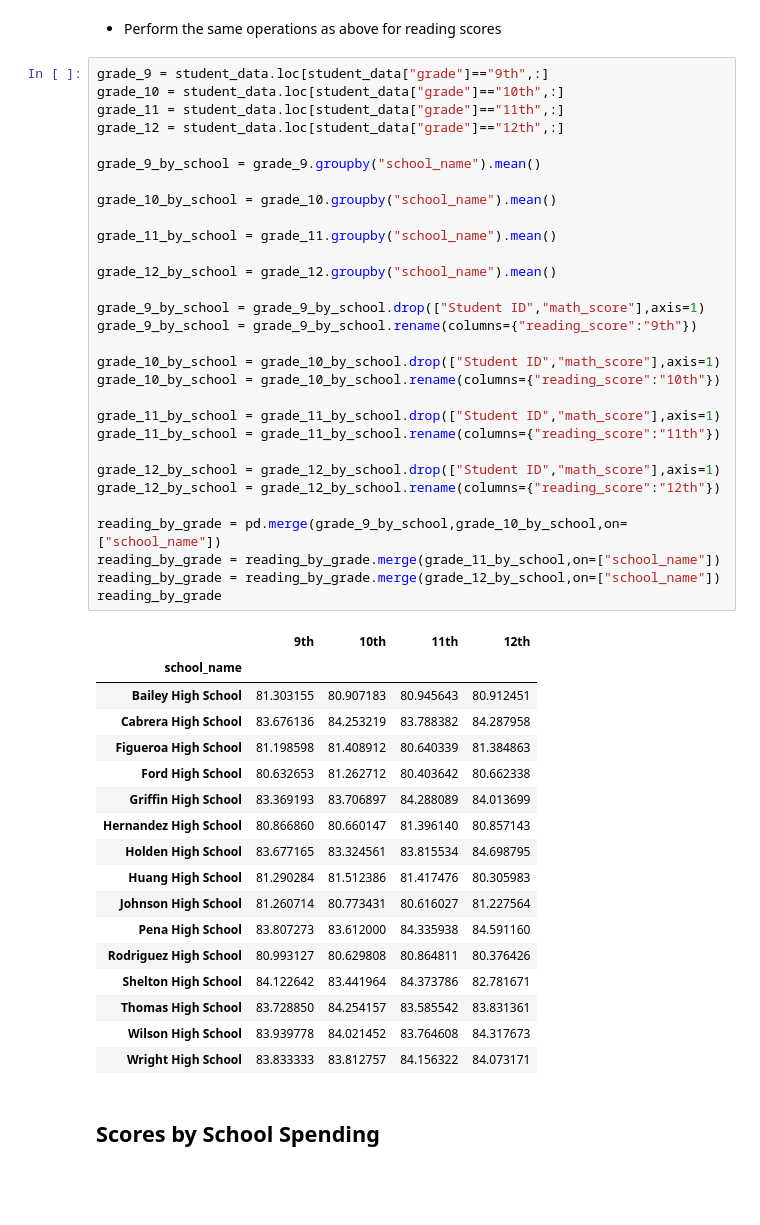
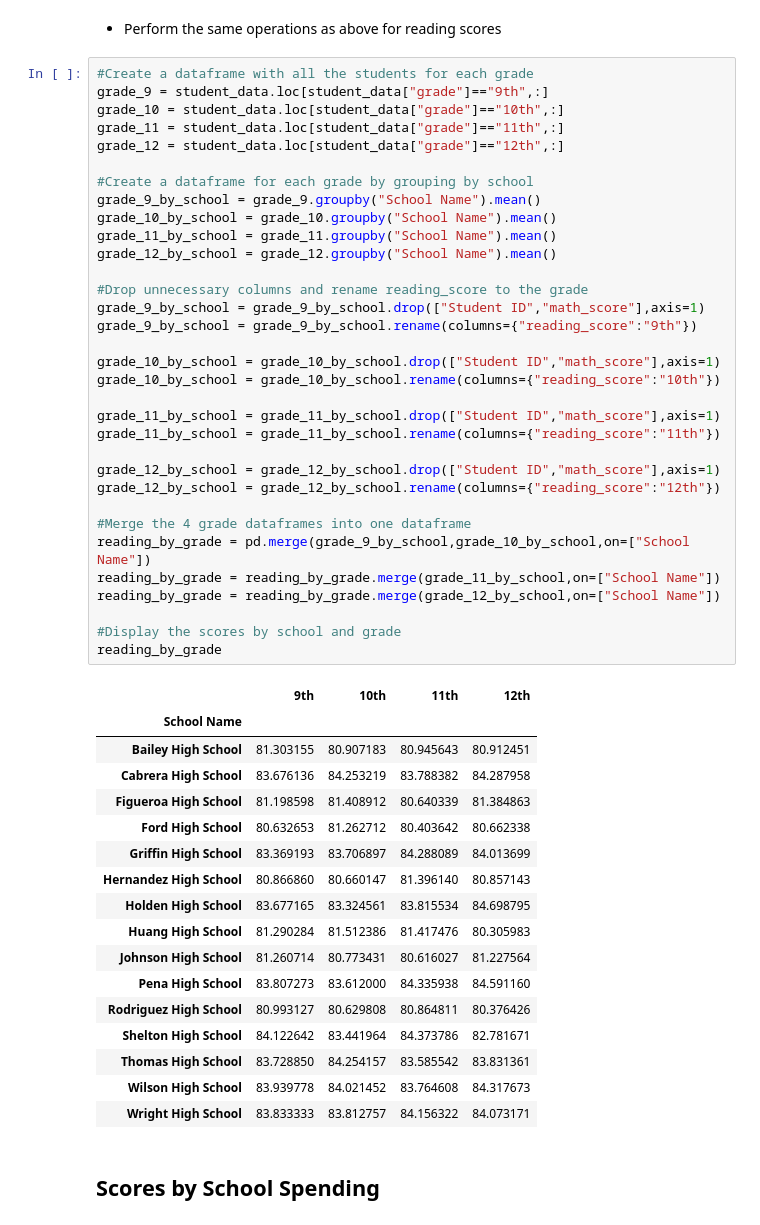
Before and after one commit to nvanlangen/pandas-challenge, a Jupyter notebook: PyCitySchools/PyCitySchools_NVL.ipynb, the cells around one changed output. Cells and saved outputs as stored; diff of their text form; blank space fills up the shorter version.

```diff
--- a/PyCitySchools/PyCitySchools_NVL.ipynb
+++ b/PyCitySchools/PyCitySchools_NVL.ipynb
@@ -208,38 +244,41 @@ math_by_grade
 # %% [markdown]
 * Perform the same operations as above for reading scores
 # %%
+#Create a dataframe with all the students for each grade
 grade_9 = student_data.loc[student_data["grade"]=="9th",:]
 grade_10 = student_data.loc[student_data["grade"]=="10th",:]
 grade_11 = student_data.loc[student_data["grade"]=="11th",:]
 grade_12 = student_data.loc[student_data["grade"]=="12th",:]
 
-grade_9_by_school = grade_9.groupby("school_name").mean()
+#Create a dataframe for each grade by grouping by school
+grade_9_by_school = grade_9.groupby("School Name").mean()
+grade_10_by_school = grade_10.groupby("School Name").mean()
+grade_11_by_school = grade_11.groupby("School Name").mean()
+grade_12_by_school = grade_12.groupby("School Name").mean()
 
-grade_10_by_school = grade_10.groupby("school_name").mean()
-
-grade_11_by_school = grade_11.groupby("school_name").mean()
-
-grade_12_by_school = grade_12.groupby("school_name").mean()
-
+#Drop unnecessary columns and rename reading_score to the grade
 grade_9_by_school = grade_9_by_school.drop(["Student ID","math_score"],axis=1)
 grade_9_by_school = grade_9_by_school.rename(columns={"reading_score":"9th"})
 
 grade_10_by_school = grade_10_by_school.drop(["Student ID","math_score"],axis=1)
 grade_10_by_school = grade_10_by_school.rename(columns={"reading_score":"10th"})
 
 grade_11_by_school = grade_11_by_school.drop(["Student ID","math_score"],axis=1)
 grade_11_by_school = grade_11_by_school.rename(columns={"reading_score":"11th"})
 
 grade_12_by_school = grade_12_by_school.drop(["Student ID","math_score"],axis=1)
 grade_12_by_school = grade_12_by_school.rename(columns={"reading_score":"12th"})
 
-reading_by_grade = pd.merge(grade_9_by_school,grade_10_by_school,on=["school_name"])
-reading_by_grade = reading_by_grade.merge(grade_11_by_school,on=["school_name"])
-reading_by_grade = reading_by_grade.merge(grade_12_by_school,on=["school_name"])
+#Merge the 4 grade dataframes into one dataframe
+reading_by_grade = pd.merge(grade_9_by_school,grade_10_by_school,on=["School Name"])
+reading_by_grade = reading_by_grade.merge(grade_11_by_school,on=["School Name"])
+reading_by_grade = reading_by_grade.merge(grade_12_by_school,on=["School Name"])
+
+#Display the scores by school and grade
 reading_by_grade
 # %% [output]
 |  | 9th | 10th | 11th | 12th |
-| school_name |  |  |  |  |
+| School Name |  |  |  |  |
 | Bailey High School | 81.303155 | 80.907183 | 80.945643 | 80.912451 |
 | Cabrera High School | 83.676136 | 84.253219 | 83.788382 | 84.287958 |
 | Figueroa High School | 81.198598 | 81.408912 | 80.640339 | 81.384863 |
```
Also changed, not shown: parts of 10 cells of this notebook, 1 other file.
